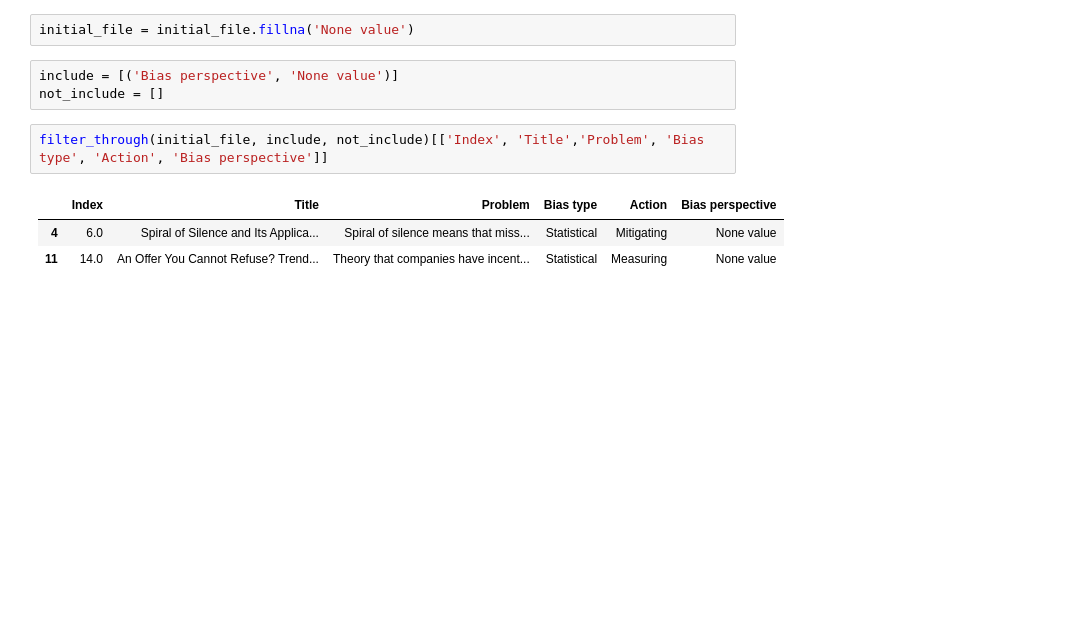
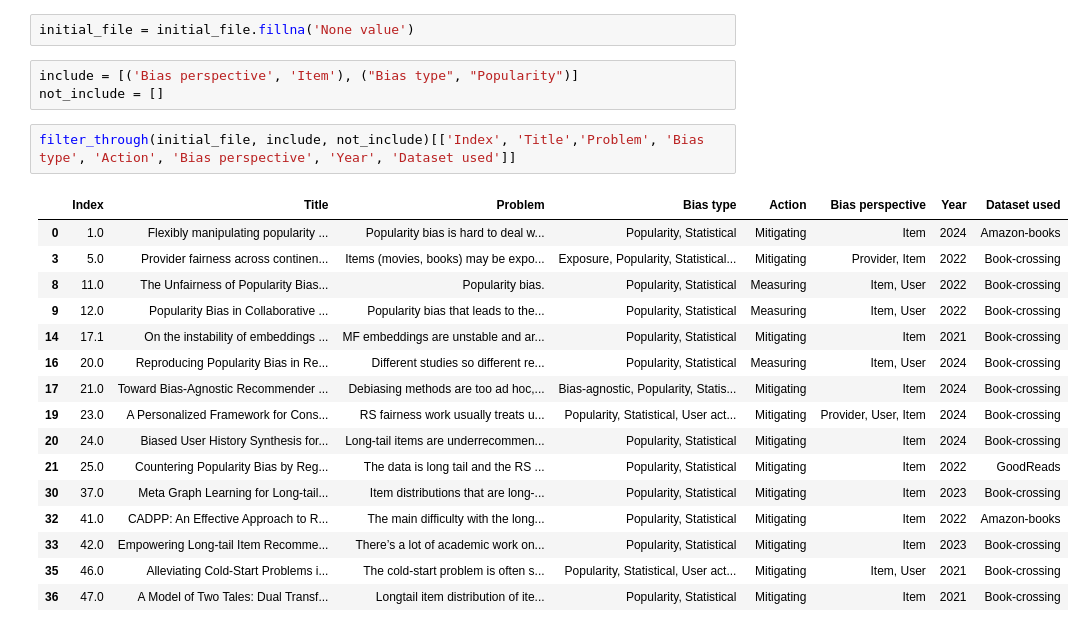
Before and after one commit to SavvinaDaniil/BiasInBookRecommendationSurvey, a Jupyter notebook: analyze_eligible_papers.ipynb, the cells around one changed output. Saved outputs shown, nothing was run; the diff lists cells and outputs as text; blank space fills up the shorter version.

```diff
--- a/analyze_eligible_papers.ipynb
+++ b/analyze_eligible_papers.ipynb
@@ -352,11 +352,24 @@ def filter_through(df, list_of_columns_and_properties_to_include = [], list_of_c
 # %%
 initial_file = initial_file.fillna('None value')
 # %%
-include = [('Bias perspective', 'None value')]
+include = [('Bias perspective', 'Item'), ("Bias type", "Popularity")]
 not_include = []
 # %%
-filter_through(initial_file, include, not_include)[['Index', 'Title','Problem', 'Bias type', 'Action', 'Bias perspective']]
+filter_through(initial_file, include, not_include)[['Index', 'Title','Problem', 'Bias type', 'Action', 'Bias perspective', 'Year', 'Dataset used']]
 # %% [output]
-|  | Index | Title | Problem | Bias type | Action | Bias perspective |
-| 4 | 6.0 | Spiral of Silence and Its Applica... | Spiral of silence means that miss... | Statistical | Mitigating | None value |
-| 11 | 14.0 | An Offer You Cannot Refuse? Trend... | Theory that companies have incent... | Statistical | Measuring | None value |
+|  | Index | Title | Problem | Bias type | Action | Bias perspective | Year | Dataset used |
+| 0 | 1.0 | Flexibly manipulating popularity ... | Popularity bias is hard to deal w... | Popularity, Statistical | Mitigating | Item | 2024 | Amazon-books |
+| 3 | 5.0 | Provider fairness across continen... | Items (movies, books) may be expo... | Exposure, Popularity, Statistical... | Mitigating | Provider, Item | 2022 | Book-crossing |
+| 8 | 11.0 | The Unfairness of Popularity Bias... | Popularity bias. | Popularity, Statistical | Measuring | Item, User | 2022 | Book-crossing |
+| 9 | 12.0 | Popularity Bias in Collaborative ... | Popularity bias that leads to the... | Popularity, Statistical | Measuring | Item, User | 2022 | Book-crossing |
+| 14 | 17.1 | On the instability of embeddings ... | MF embeddings are unstable and ar... | Popularity, Statistical | Mitigating | Item | 2021 | Book-crossing |
+| 16 | 20.0 | Reproducing Popularity Bias in Re... | Different studies so different re... | Popularity, Statistical | Measuring | Item, User | 2024 | Book-crossing |
+| 17 | 21.0 | Toward Bias-Agnostic Recommender ... | Debiasing methods are too ad hoc,... | Bias-agnostic, Popularity, Statis... | Mitigating | Item | 2024 | Book-crossing |
+| 19 | 23.0 | A Personalized Framework for Cons... | RS fairness work usually treats u... | Popularity, Statistical, User act... | Mitigating | Provider, User, Item | 2024 | Book-crossing |
+| 20 | 24.0 | Biased User History Synthesis for... | Long-tail items are underrecommen... | Popularity, Statistical | Mitigating | Item | 2024 | Book-crossing |
+| 21 | 25.0 | Countering Popularity Bias by Reg... | The data is long tail and the RS ... | Popularity, Statistical | Mitigating | Item | 2022 | GoodReads |
+| 30 | 37.0 | Meta Graph Learning for Long-tail... | Item distributions that are long-... | Popularity, Statistical | Mitigating | Item | 2023 | Book-crossing |
+| 32 | 41.0 | CADPP: An Effective Approach to R... | The main difficulty with the long... | Popularity, Statistical | Mitigating | Item | 2022 | Amazon-books |
+| 33 | 42.0 | Empowering Long-tail Item Recomme... | There’s a lot of academic work on... | Popularity, Statistical | Mitigating | Item | 2023 | Book-crossing |
+| 35 | 46.0 | Alleviating Cold-Start Problems i... | The cold-start problem is often s... | Popularity, Statistical, User act... | Mitigating | Item, User | 2021 | Book-crossing |
+| 36 | 47.0 | A Model of Two Tales: Dual Transf... | Longtail item distribution of ite... | Popularity, Statistical | Mitigating | Item | 2021 | Book-crossing |
```
